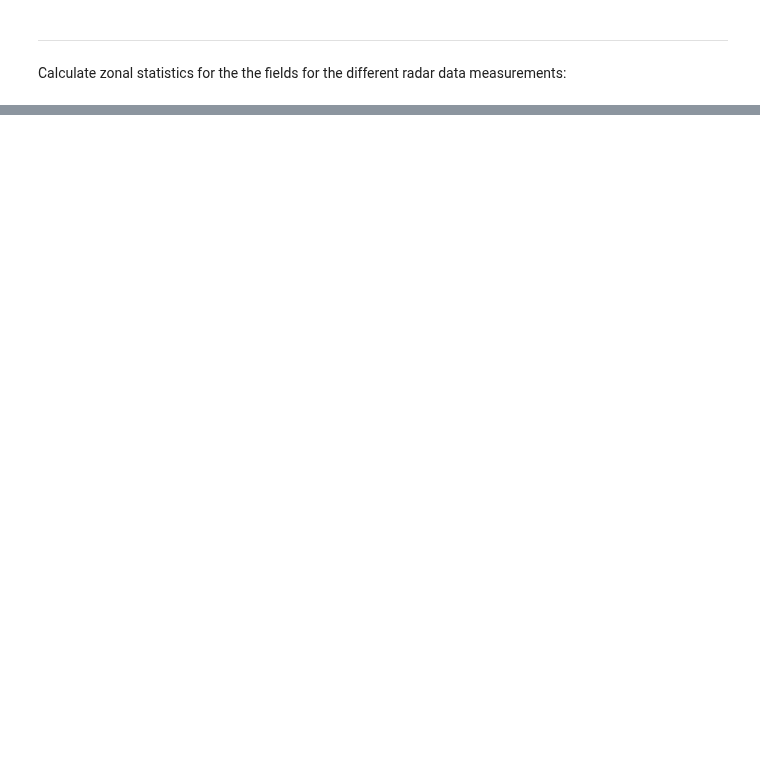
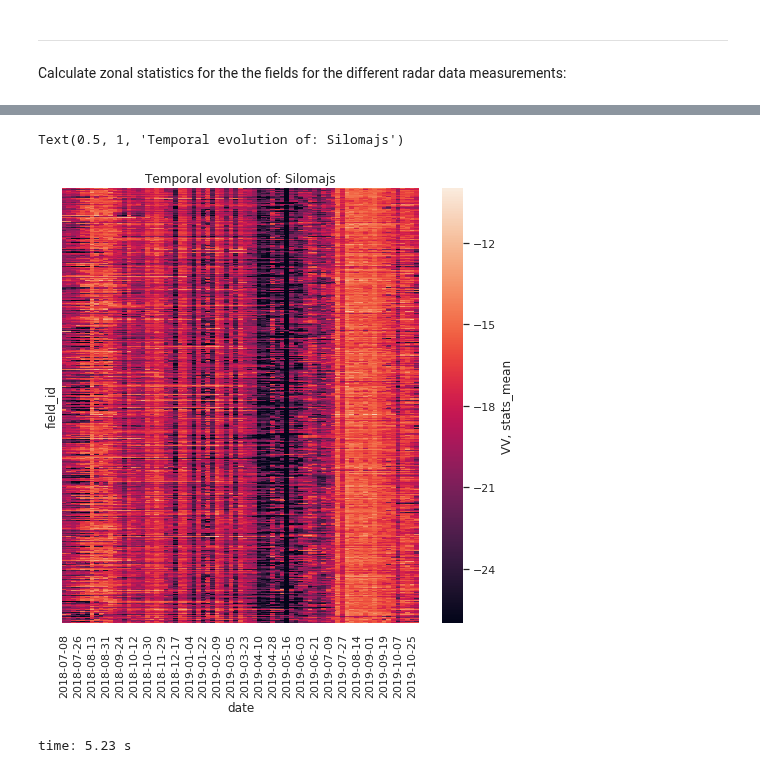
Before and after one commit to JacobJeppesen/PublicSectorConsultancy, a Jupyter notebook: potato_nematode_predictor/notebooks/PotatoNematodePredictor.ipynb, the cells around one changed output, grey strips where cells are left out. Drawn from its saved outputs; the diff is of its cells as text; code cells hidden in the pictures; blank space fills up the shorter version.

```diff
--- a/potato_nematode_predictor/notebooks/PotatoNematodePredictor.ipynb
+++ b/potato_nematode_predictor/notebooks/PotatoNematodePredictor.ipynb
@@ -408,0 +421,26 @@ time: 11.4 s
+# %%
+afgroede = 'Silomajs'
+polarization = 'VV'
+num_field_ids = 1024
+
+df = get_plot_df(polygons_year=2019,
+                 satellite_dates=slice('2018-01-01', '2019-12-31'),
+                 fields='all',
+                 satellite='all',
+                 polarization=polarization,
+                 afgroede=afgroede)
+
+df = df.dropna()
+
+# Pivot the df (https://stackoverflow.com/a/37790707/12045808)
+df = df.pivot(index='field_id', columns='date', values='stats_mean').head(num_field_ids)
+
+plt.figure(figsize=(8, 8))
+cmap_label = "{}, stats_mean".format(polarization)
+ax = sns.heatmap(df, vmin=-26, vmax=-10, yticklabels=False, cbar_kws={'label': "{}, stats_mean".format(polarization)})
+title = "Temporal evolution of: {}".format(afgroede)
+ax.set_title(title)
+# %% [output]
+Text(0.5, 1, 'Temporal evolution of: Silomajs')
+[figure, added]
+time: 5.23 s
```
Also changed, not shown: parts of 15 cells of this notebook, 1 other file.
